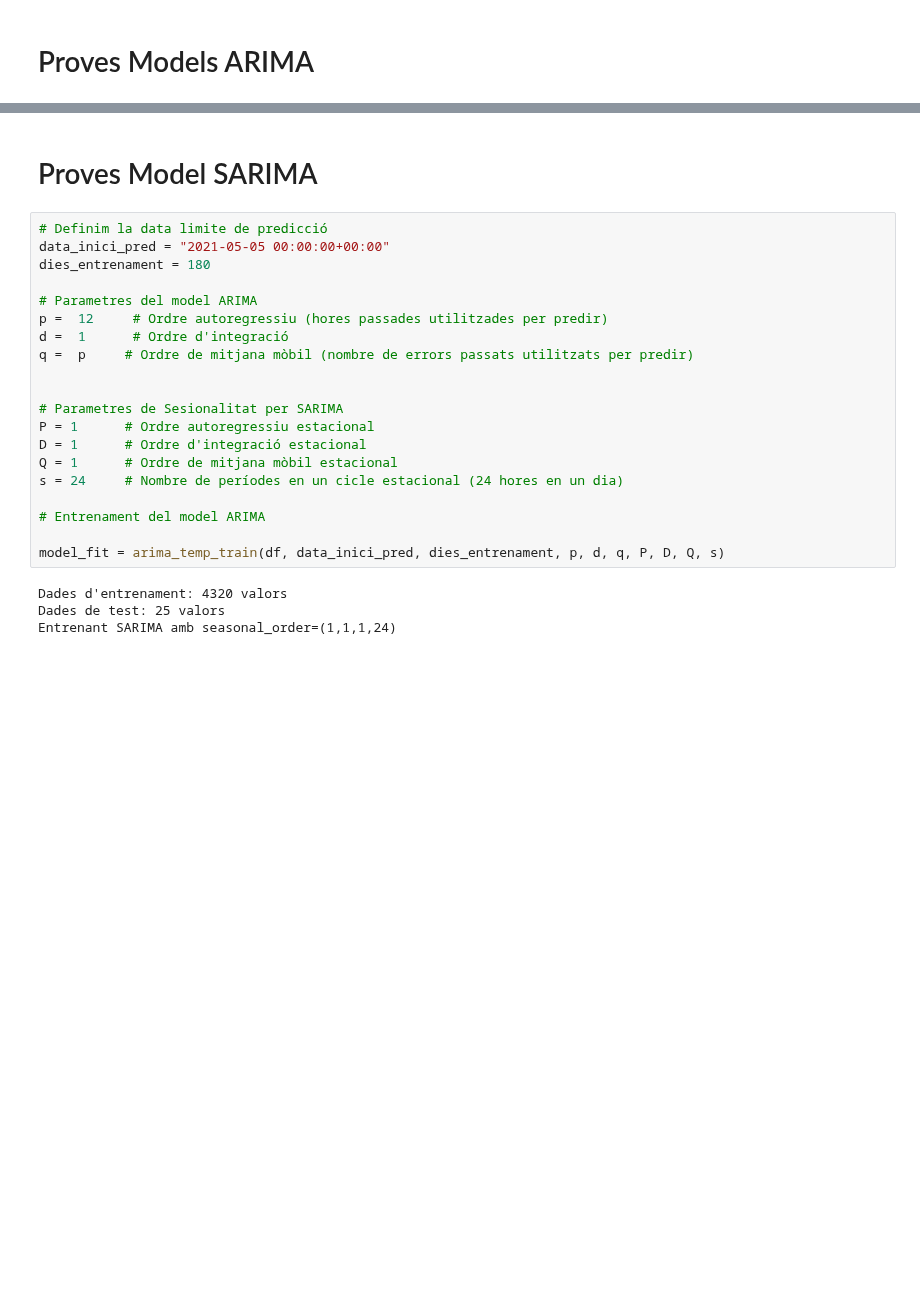
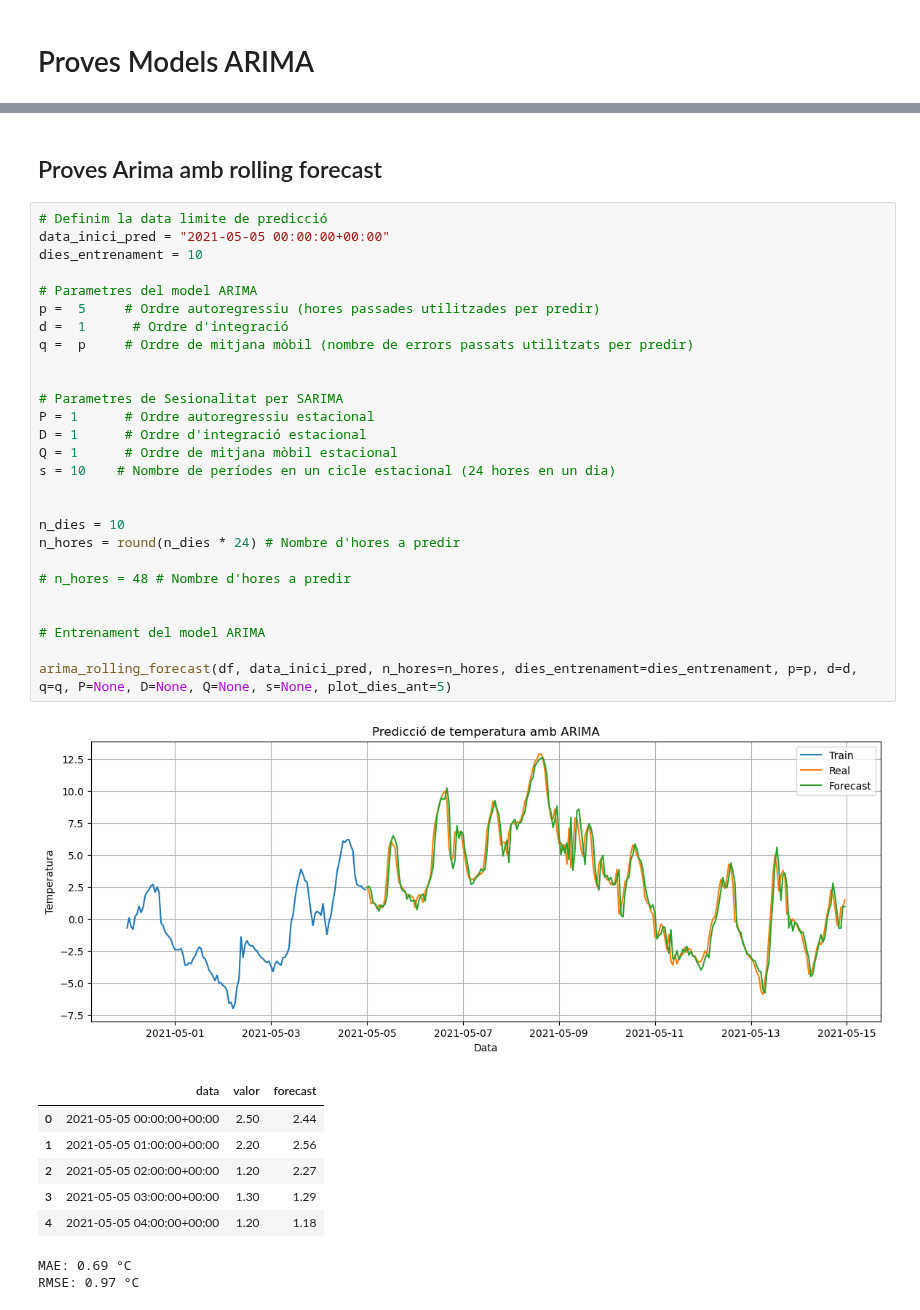
Before and after one commit to Paurro/TFM_SCM_Temperature_Forecasting_ML, a Jupyter notebook: models_prediccio/forecast_primers_casos/arima_model.ipynb, the cells around one changed output, grey strips where cells are left out. Drawn from its saved outputs; the diff is of its cells as text; blank space fills up the shorter version.

```diff
--- a/models_prediccio/forecast_primers_casos/arima_model.ipynb
+++ b/models_prediccio/forecast_primers_casos/arima_model.ipynb
@@ -409,26 +546,39 @@ RMSE: 1.69 °C
-# %% [markdown]
-# Proves Model SARIMA
+# %% [markdown]
+## Proves Arima amb rolling forecast
 # %%
 # Definim la data limite de predicció
 data_inici_pred = "2021-05-05 00:00:00+00:00"
-dies_entrenament = 180
+dies_entrenament = 10
 
 # Parametres del model ARIMA
-p =  12     # Ordre autoregressiu (hores passades utilitzades per predir)
+p =  5     # Ordre autoregressiu (hores passades utilitzades per predir)
 d =  1      # Ordre d'integració
 q =  p     # Ordre de mitjana mòbil (nombre de errors passats utilitzats per predir)
 
 
 # Parametres de Sesionalitat per SARIMA
 P = 1      # Ordre autoregressiu estacional
 D = 1      # Ordre d'integració estacional
 Q = 1      # Ordre de mitjana mòbil estacional
-s = 24     # Nombre de períodes en un cicle estacional (24 hores en un dia)
+s = 10    # Nombre de períodes en un cicle estacional (24 hores en un dia)
+
+
+n_dies = 10
+n_hores = round(n_dies * 24) # Nombre d'hores a predir
+
+# n_hores = 48 # Nombre d'hores a predir
+
 
 # Entrenament del model ARIMA
 
-model_fit = arima_temp_train(df, data_inici_pred, dies_entrenament, p, d, q, P, D, Q, s)
+arima_rolling_forecast(df, data_inici_pred, n_hores=n_hores, dies_entrenament=dies_entrenament, p=p, d=d, q=q, P=None, D=None, Q=None, s=None, plot_dies_ant=5)
 # %% [output]
+[figure, added]
+|  | data | valor | forecast |
+| 0 | 2021-05-05 00:00:00+00:00 | 2.50 | 2.44 |
+| 1 | 2021-05-05 01:00:00+00:00 | 2.20 | 2.56 |
+| 2 | 2021-05-05 02:00:00+00:00 | 1.20 | 2.27 |
+| 3 | 2021-05-05 03:00:00+00:00 | 1.30 | 1.29 |
+| 4 | 2021-05-05 04:00:00+00:00 | 1.20 | 1.18 |
-Dades d'entrenament: 4320 valors
-Dades de test: 25 valors
-Entrenant SARIMA amb seasonal_order=(1,1,1,24)
+MAE: 0.69 °C
+RMSE: 0.97 °C
```
Also changed, not shown: parts of 15 cells of this notebook, 1 other file.
